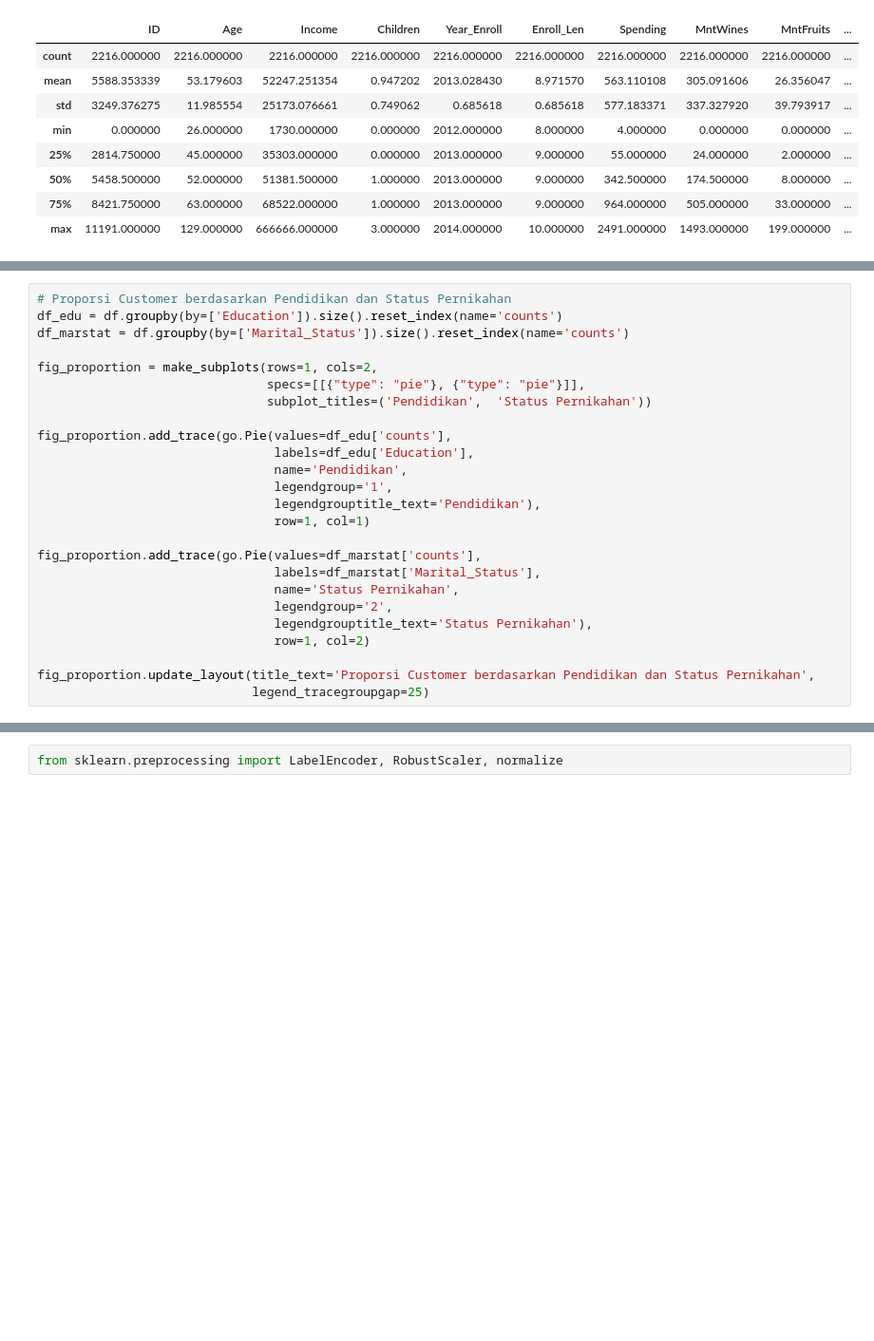
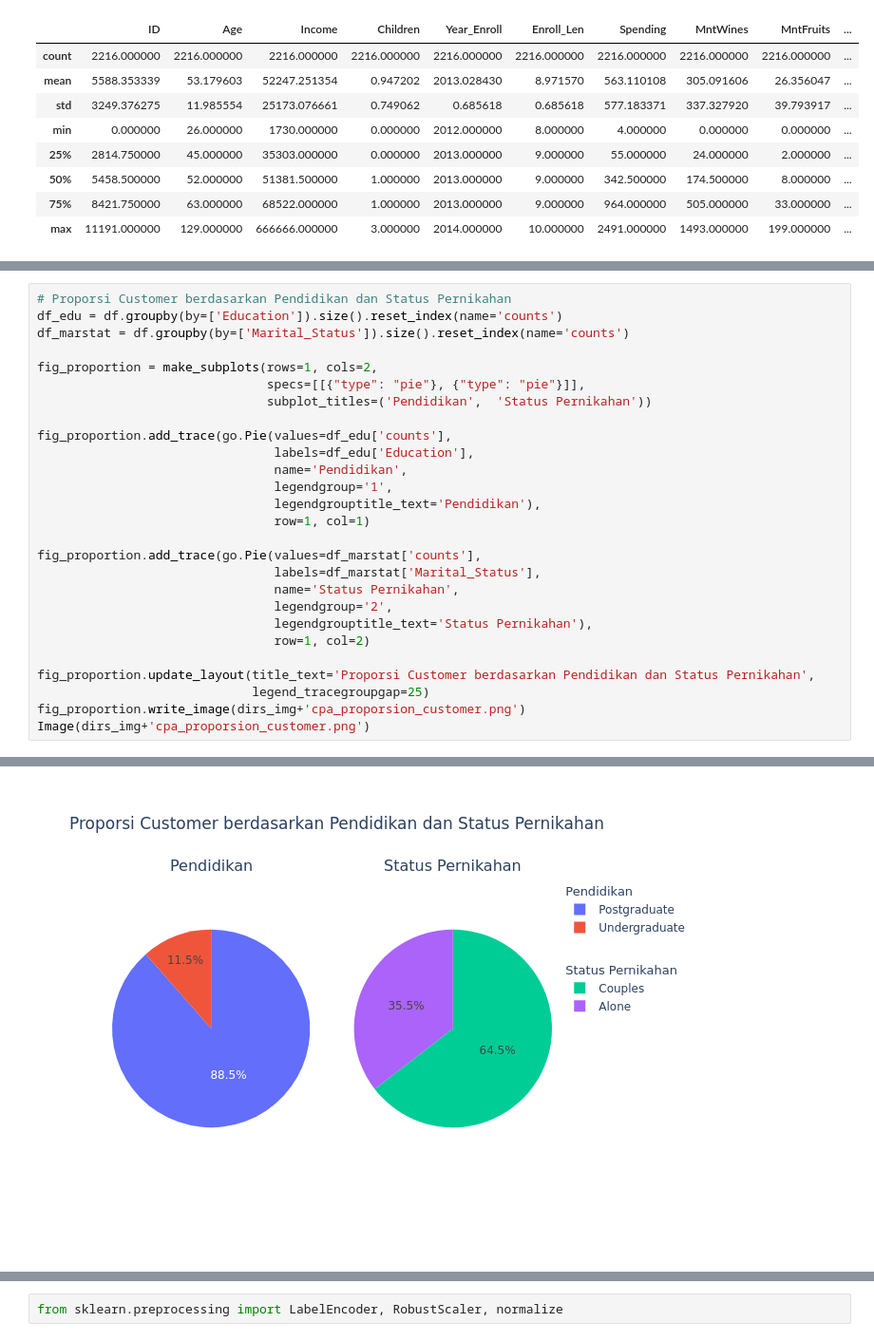
Before and after one commit to adityaadamf/2022, a Jupyter notebook: Customer Personality Analysis.ipynb, the cells around one changed output, grey strips where cells are left out. Shown: that part at 95% size. Drawn from its saved outputs; the diff is of its cells as text; blank space fills up the shorter version.

```diff
--- a/Customer Personality Analysis.ipynb
+++ b/Customer Personality Analysis.ipynb
@@ -170,4 +183,6 @@ fig_proportion.add_trace(go.Pie(values=df_marstat['counts'],
 
 fig_proportion.update_layout(title_text='Proporsi Customer berdasarkan Pendidikan dan Status Pernikahan',
                              legend_tracegroupgap=25)
+fig_proportion.write_image(dirs_img+'cpa_proporsion_customer.png')
+Image(dirs_img+'cpa_proporsion_customer.png')
 # %% [output]
@@ -175,3 +189,4 @@ fig_proportion.update_layout(title_text='Proporsi Customer berdasarkan Pendidika
+[figure, added]
 # %%
 # Chart Rata-rata Pendapatan Customer berdasarkan Tahun saat mendaftar
 df_mean_income = df.groupby(['Year_Enroll'])['Income'].mean().reset_index(name='Avg_Income')
```
Also changed, not shown: parts of 8 cells of this notebook.
